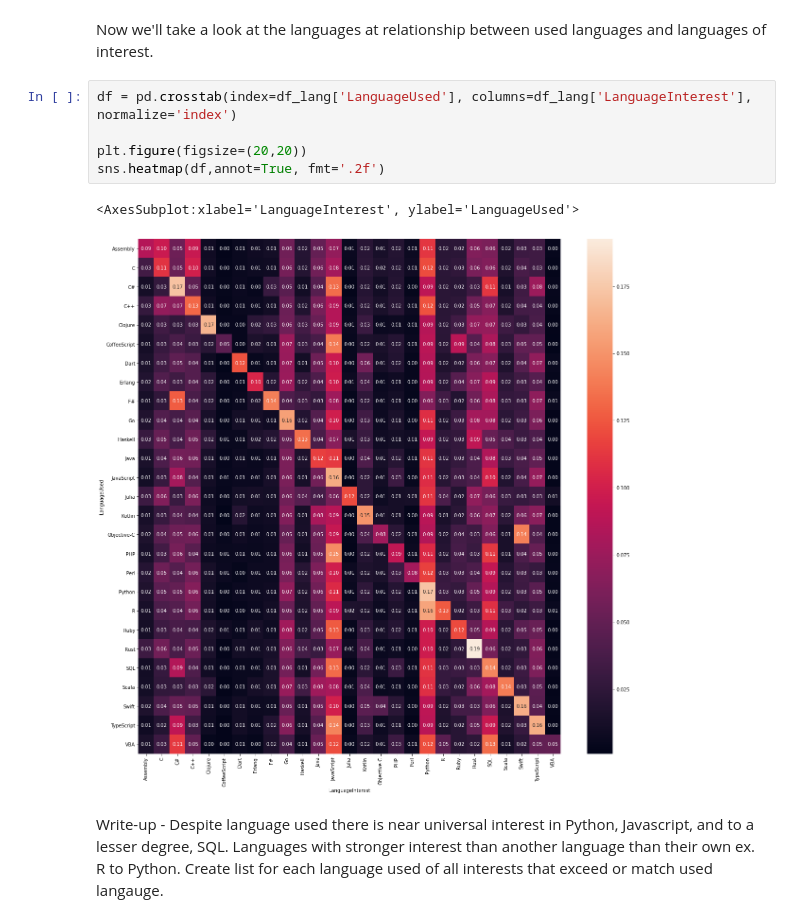
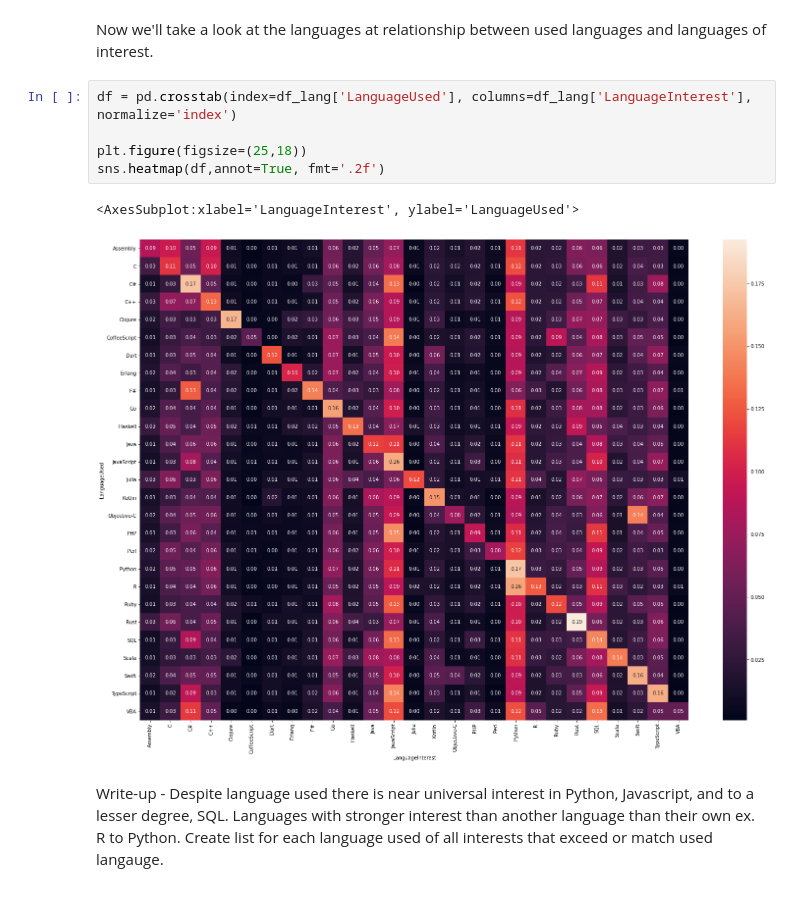
Before and after one commit to prdslost/stackoverflow-analysis, a Jupyter notebook: Developer Programming Language Use and Interest.ipynb, the cells around one changed output. Cells and saved outputs as stored; diff of their text form.

```diff
--- a/Developer Programming Language Use and Interest.ipynb
+++ b/Developer Programming Language Use and Interest.ipynb
@@ -276,11 +279,11 @@ Now we'll take a look at the languages at relationship between used languages an
 # %%
 df = pd.crosstab(index=df_lang['LanguageUsed'], columns=df_lang['LanguageInterest'], normalize='index')
 
-plt.figure(figsize=(20,20))
+plt.figure(figsize=(25,18))
 sns.heatmap(df,annot=True, fmt='.2f')
 # %% [output]
 <AxesSubplot:xlabel='LanguageInterest', ylabel='LanguageUsed'>
-[figure, old version]
+[figure, new version]
 # %% [markdown]
 Write-up - Despite language used there is near universal interest in Python, Javascript, and to a lesser degree, SQL. Languages with stronger interest than another language than their own ex. R to Python. Create list for each language used of all interests that exceed or match used langauge.
 # %% [markdown]
```
Also changed, not shown: parts of 5 cells of this notebook, 1 other file.
